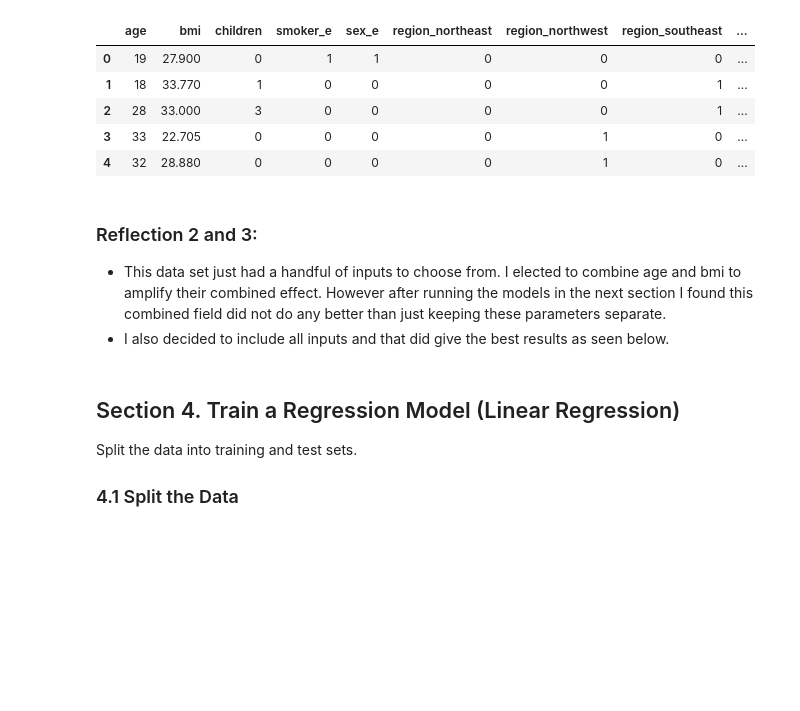
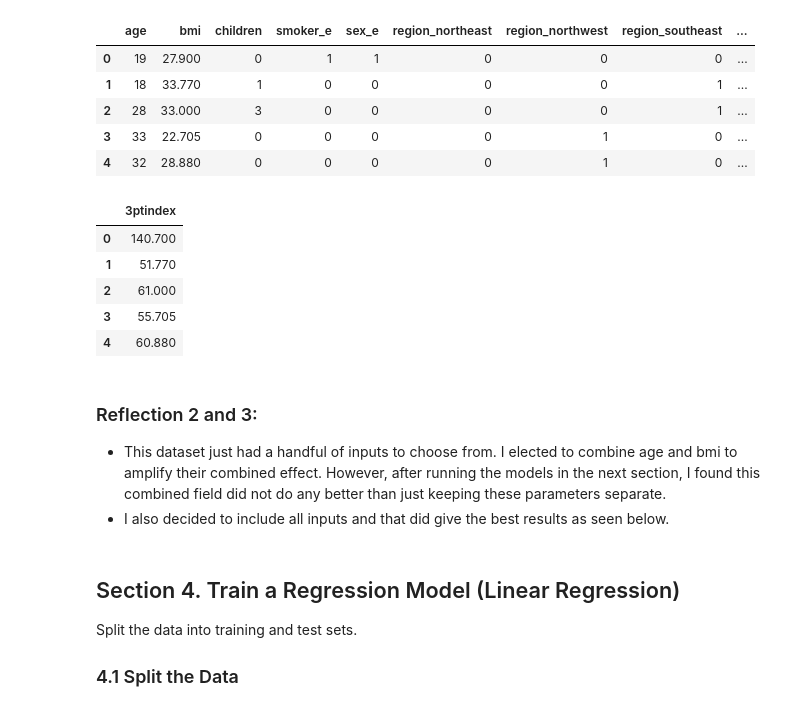
Before and after one commit to hrawp/applied-ml-hrawp, a Jupyter notebook: notebooks/final/regression_aaron.ipynb, the cells around one changed output. Saved outputs shown, nothing was run; the diff lists cells and outputs as text; code cells hidden in the pictures; blank space fills up the shorter version.

Commit message:
Fine Tuned Engineered Parameter

```diff
--- a/notebooks/final/regression_aaron.ipynb
+++ b/notebooks/final/regression_aaron.ipynb
@@ -200,9 +203,19 @@ X1.head()
 | 2 | 28 | 33.000 | 3 | 0 | 0 | 0 | 0 | 1 | ... |
 | 3 | 33 | 22.705 | 0 | 0 | 0 | 0 | 1 | 0 | ... |
 | 4 | 32 | 28.880 | 0 | 0 | 0 | 0 | 1 | 0 | ... |
+# %%
+# X2 Inputes
+X2.head()
+# %% [output]
+|  | 3ptindex |
+| 0 | 140.700 |
+| 1 | 51.770 |
+| 2 | 61.000 |
+| 3 | 55.705 |
+| 4 | 60.880 |
 # %% [markdown]
 ### Reflection 2 and 3:
-- This data set just had a handful of inputs to choose from.  I elected to combine age and bmi to amplify their combined effect.  However after running the models in the next section I found this combined field did not do any better than just keeping these parameters separate.
+- This dataset just had a handful of inputs to choose from.  I elected to combine age and bmi to amplify their combined effect.  However, after running the models in the next section, I found this combined field did not do any better than just keeping these parameters separate.
 - I also decided to include all inputs and that did give the best results as seen below.
 # %% [markdown]
 ## Section 4. Train a Regression Model (Linear Regression)
```
Also changed, not shown: parts of 24 cells of this notebook.
